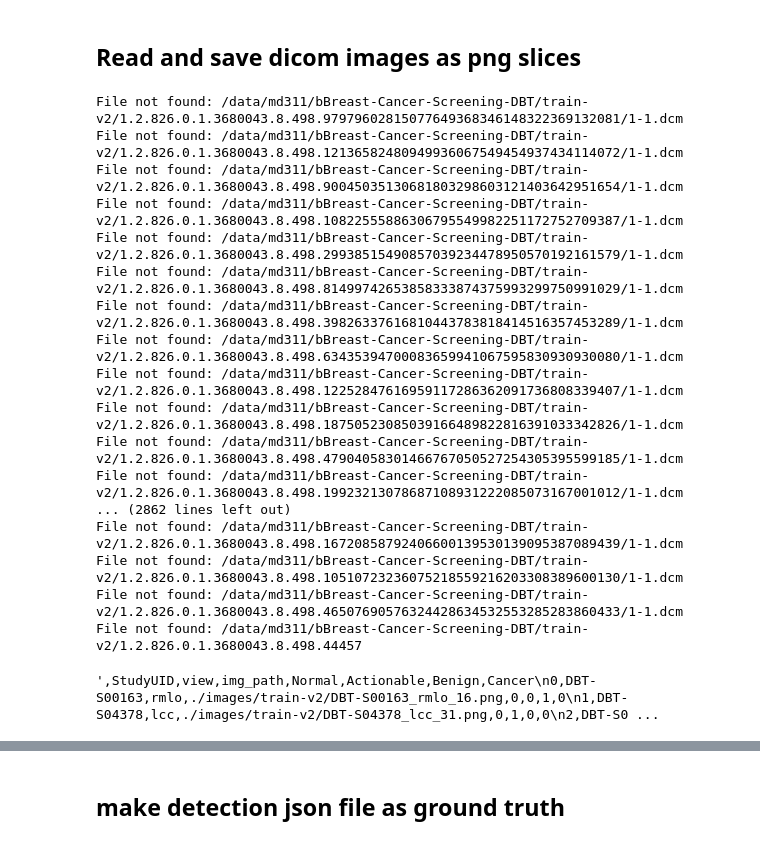
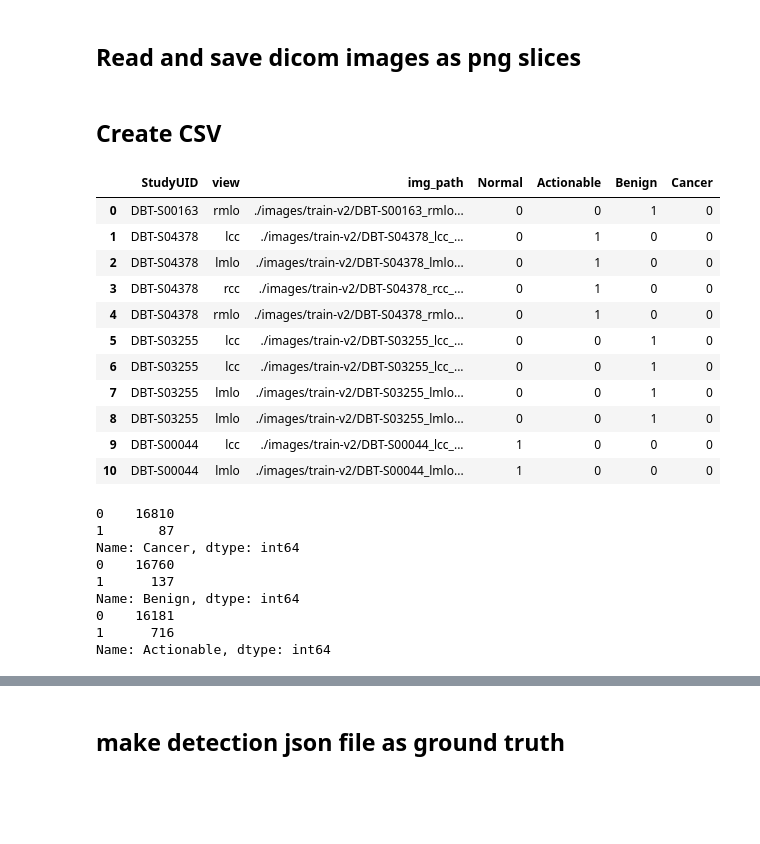
Before and after one commit to mikeadimech/Breast_Cancer_Detection_DBT, a Jupyter notebook: src/preprocess.ipynb, the cells around one changed output, grey strips where cells are left out. Drawn from its saved outputs; the diff is of its cells as text; code cells hidden in the pictures; blank space fills up the shorter version.

```diff
--- a/src/preprocess.ipynb
+++ b/src/preprocess.ipynb
@@ -77,31 +73,41 @@ for i in range(len(target_list)):
                     print(i,slice_name)
                 df.loc[img_cnt] = [path_table['StudyUID'][i], view_list[i],save_path + slice_name, label_list['Normal'][i], label_list['Actionable'][i], label_list['Benign'][i], label_list['Cancer'][i]]
                 img_cnt += 1
-        df.to_csv('table_list_slice.csv',index = False, header=True)
+        df.to_csv(csv_path+data_type+'_table_list_slice.csv',index = False, header=True)
     else:
         print("File not found:",dicom_path)
         df_not_found.loc[not_found_cnt] = [dicom_path]
         not_found_cnt += 1
-        df_not_found.to_csv('not_found.csv',index=False, header=True)
+        df_not_found.to_csv(csv_path+'not_found.csv',index=False, header=True)
-# %% [output]
-File not found: /data/md311/bBreast-Cancer-Screening-DBT/train-v2/1.2.826.0.1.3680043.8.498.97979602815077649368346148322369132081/1-1.dcm
-File not found: /data/md311/bBreast-Cancer-Screening-DBT/train-v2/1.2.826.0.1.3680043.8.498.12136582480949936067549454937434114072/1-1.dcm
-File not found: /data/md311/bBreast-Cancer-Screening-DBT/train-v2/1.2.826.0.1.3680043.8.498.90045035130681803298603121403642951654/1-1.dcm
-File not found: /data/md311/bBreast-Cancer-Screening-DBT/train-v2/1.2.826.0.1.3680043.8.498.10822555886306795549982251172752709387/1-1.dcm
-File not found: /data/md311/bBreast-Cancer-Screening-DBT/train-v2/1.2.826.0.1.3680043.8.498.29938515490857039234478950570192161579/1-1.dcm
-File not found: /data/md311/bBreast-Cancer-Screening-DBT/train-v2/1.2.826.0.1.3680043.8.498.81499742653858333874375993299750991029/1-1.dcm
-File not found: /data/md311/bBreast-Cancer-Screening-DBT/train-v2/1.2.826.0.1.3680043.8.498.39826337616810443783818414516357453289/1-1.dcm
-File not found: /data/md311/bBreast-Cancer-Screening-DBT/train-v2/1.2.826.0.1.3680043.8.498.63435394700083659941067595830930930080/1-1.dcm
-File not found: /data/md311/bBreast-Cancer-Screening-DBT/train-v2/1.2.826.0.1.3680043.8.498.12252847616959117286362091736808339407/1-1.dcm
-File not found: /data/md311/bBreast-Cancer-Screening-DBT/train-v2/1.2.826.0.1.3680043.8.498.18750523085039166489822816391033342826/1-1.dcm
-File not found: /data/md311/bBreast-Cancer-Screening-DBT/train-v2/1.2.826.0.1.3680043.8.498.47904058301466767050527254305395599185/1-1.dcm
-File not found: /data/md311/bBreast-Cancer-Screening-DBT/train-v2/1.2.826.0.1.3680043.8.498.19923213078687108931222085073167001012/1-1.dcm
-... (2862 lines left out)
-File not found: /data/md311/bBreast-Cancer-Screening-DBT/train-v2/1.2.826.0.1.3680043.8.498.16720858792406600139530139095387089439/1-1.dcm
-File not found: /data/md311/bBreast-Cancer-Screening-DBT/train-v2/1.2.826.0.1.3680043.8.498.10510723236075218559216203308389600130/1-1.dcm
-File not found: /data/md311/bBreast-Cancer-Screening-DBT/train-v2/1.2.826.0.1.3680043.8.498.46507690576324428634532553285283860433/1-1.dcm
-File not found: /data/md311/bBreast-Cancer-Screening-DBT/train-v2/1.2.826.0.1.3680043.8.498.44457
-# %%
-label_list.to_csv("breast")
-# %% [output]
-',StudyUID,view,img_path,Normal,Actionable,Benign,Cancer\n0,DBT-S00163,rmlo,./images/train-v2/DBT-S00163_rmlo_16.png,0,0,1,0\n1,DBT-S04378,lcc,./images/train-v2/DBT-S04378_lcc_31.png,0,1,0,0\n2,DBT-S0 ...
+# %% [markdown]
+## Create CSV
+# %%
+df = pd.read_csv(csv_path+'train-v2_table_list_slice.csv')
+df[0:11]
+# %% [output]
+|  | StudyUID | view | img_path | Normal | Actionable | Benign | Cancer |
+| 0 | DBT-S00163 | rmlo | ./images/train-v2/DBT-S00163_rmlo... | 0 | 0 | 1 | 0 |
+| 1 | DBT-S04378 | lcc | ./images/train-v2/DBT-S04378_lcc_... | 0 | 1 | 0 | 0 |
+| 2 | DBT-S04378 | lmlo | ./images/train-v2/DBT-S04378_lmlo... | 0 | 1 | 0 | 0 |
+| 3 | DBT-S04378 | rcc | ./images/train-v2/DBT-S04378_rcc_... | 0 | 1 | 0 | 0 |
+| 4 | DBT-S04378 | rmlo | ./images/train-v2/DBT-S04378_rmlo... | 0 | 1 | 0 | 0 |
+| 5 | DBT-S03255 | lcc | ./images/train-v2/DBT-S03255_lcc_... | 0 | 0 | 1 | 0 |
+| 6 | DBT-S03255 | lcc | ./images/train-v2/DBT-S03255_lcc_... | 0 | 0 | 1 | 0 |
+| 7 | DBT-S03255 | lmlo | ./images/train-v2/DBT-S03255_lmlo... | 0 | 0 | 1 | 0 |
+| 8 | DBT-S03255 | lmlo | ./images/train-v2/DBT-S03255_lmlo... | 0 | 0 | 1 | 0 |
+| 9 | DBT-S00044 | lcc | ./images/train-v2/DBT-S00044_lcc_... | 1 | 0 | 0 | 0 |
+| 10 | DBT-S00044 | lmlo | ./images/train-v2/DBT-S00044_lmlo... | 1 | 0 | 0 | 0 |
+# %%
+print(df['Cancer'].value_counts())
+print(df['Benign'].value_counts())
+print(df['Actionable'].value_counts())
+# %% [output]
+0    16810
+1       87
+Name: Cancer, dtype: int64
+0    16760
+1      137
+Name: Benign, dtype: int64
+0    16181
+1      716
+Name: Actionable, dtype: int64
```
Also changed, not shown: parts of 7 cells of this notebook, 4 other files.
